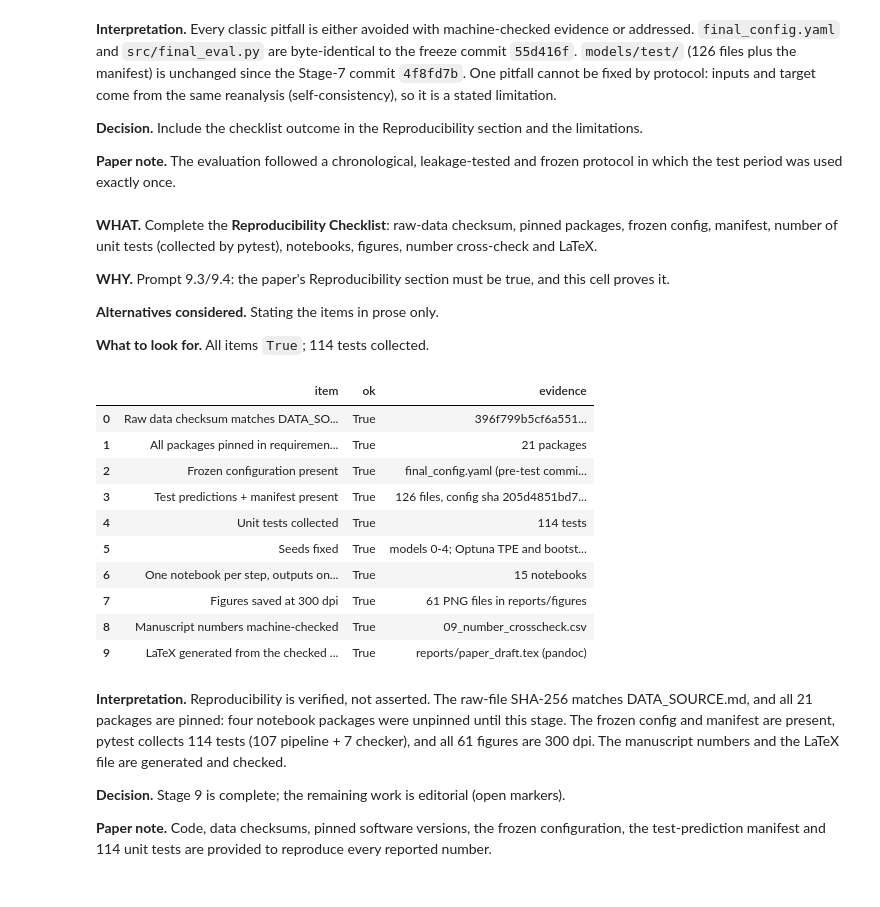
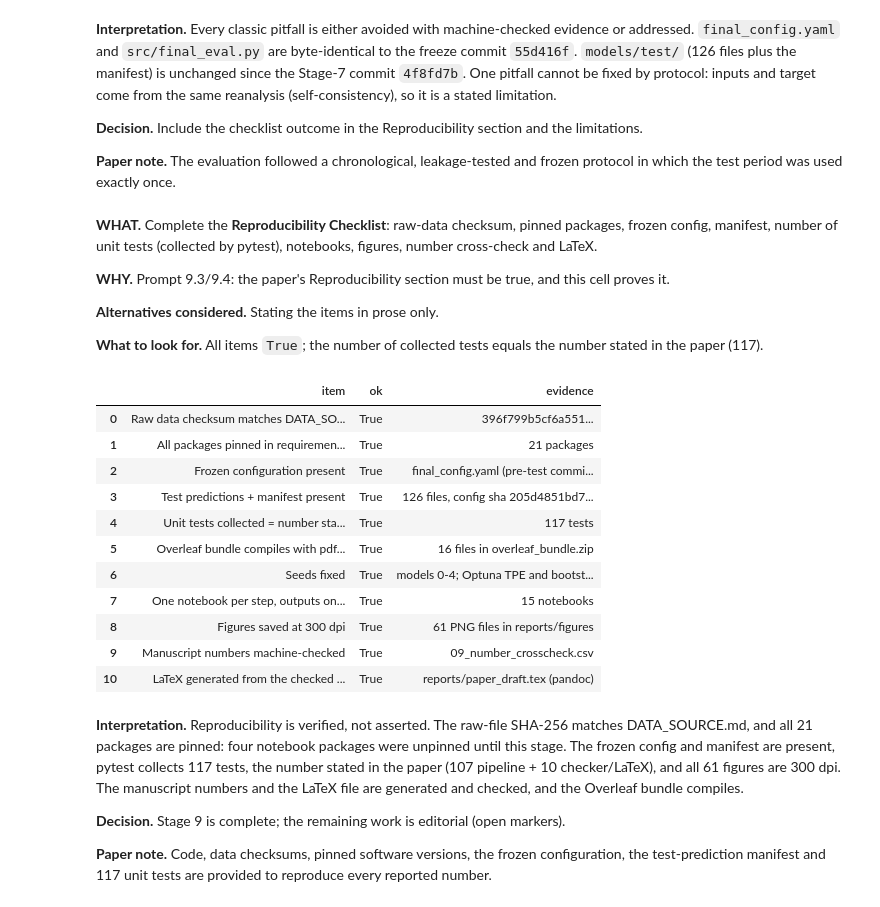
Before and after one commit to mhkamil/sylhet-rainfall-forecasting, a Jupyter notebook: notebooks/09_paper_tables.ipynb, the cells around one changed output. Drawn from its saved outputs; the diff is of its cells as text; code cells hidden in the pictures.

```diff
--- a/notebooks/09_paper_tables.ipynb
+++ b/notebooks/09_paper_tables.ipynb
@@ -667,15 +698,19 @@ marker
 # %%
-tex_path = P.to_latex(DRAFT, ROOT / "reports" / "paper_draft.tex")
+# the results tables are \\input from reports/tables (landscape); main text, figures and comments come from pandoc
+tex_path = P.to_latex(DRAFT, ROOT / "reports" / "paper_draft.tex",
+                      table_inputs=[f"tables/09_paper_table{i}.tex" for i in range(1, 5)])
 tex = tex_path.read_text()
 n_comments = len(P.COMMENT.findall(md))
 checks = pd.Series({
     "source comments in Markdown": n_comments,
     "% source: lines in LaTeX": tex.count("% source:"),
     "citation keys in LaTeX": len({k.strip() for g in re.findall(r"\\cite[pt]?\{([^}]*)\}", tex) for k in g.split(",")}),
-    "tables (longtable) in LaTeX": tex.count("\\begin{longtable}"),
+    "results tables (\\input)": tex.count("\\input{tables/09_paper_table"),
     "\\bibliography present": int("\\bibliography{references}" in tex),
+    "figures (\\includegraphics)": tex.count("\\includegraphics"),
+    "non-ASCII characters": sum(ord(c) > 127 for c in tex),
 })
-print("Unicode symbols (Δ, ≤, ρ, κ) are kept: compile with XeLaTeX or LuaLaTeX, then BibTeX.")
 assert checks["% source: lines in LaTeX"] == n_comments and checks["\\bibliography present"] == 1
+assert checks["non-ASCII characters"] == 0 and checks["citation keys in LaTeX"] == len(P.bib_keys()) == 30
 checks
 # %% [output]
@@ -694,0 +739,30 @@ dtype: int64
+# %%
+import tempfile, zipfile
+bundle = ROOT / "reports" / "overleaf_bundle.zip"
+members = P.overleaf_bundle(tex_path, P.BIB, sorted(TAB.glob("09_paper_table*.tex")), bundle)
+log, pages = "", None
+with tempfile.TemporaryDirectory() as tmp:                 # compile exactly what Overleaf will receive
+    zipfile.ZipFile(bundle).extractall(tmp)
+    if shutil.which("pdflatex"):
+        for cmd in [["pdflatex", "-interaction=nonstopmode", "main.tex"], ["bibtex", "main"],
+                    ["pdflatex", "-interaction=nonstopmode", "main.tex"], ["pdflatex", "-interaction=nonstopmode", "main.tex"]]:
+            subprocess.run(cmd, cwd=tmp, capture_output=True, text=True)
+        log = Path(tmp, "main.log").read_text(errors="replace")
+        blg = Path(tmp, "main.blg").read_text(errors="replace")
+        pages = re.search(r"Output written on main.pdf \((\d+) pages?", log)
+errors = [l for l in log.splitlines() if l.startswith("! ")]
+undefined = re.findall(r"(?:Citation|Reference) .{0,60}undefined", log)
+pdf_ok = bool(pages) and not errors and not undefined
+compile_report = pd.Series({
+    "files in bundle": len(members),
+    "figures in bundle": sum(m.startswith("figures/") for m in members),
+    "tables in bundle": sum(m.startswith("tables/") for m in members),
+    "pdfLaTeX pages": int(pages.group(1)) if pages else None,
+    "LaTeX errors": len(errors),
+    "undefined citations/references": len(undefined),
+    "BibTeX warnings": blg.count("Warning--") if log else None,
+    "overfull hbox warnings (layout only)": log.count("Overfull \\hbox"),
+})
+assert pdf_ok, (errors, undefined)
+print(sorted(members))
+compile_report
@@ -753,50 +851,53 @@ pitfalls
 
 **Alternatives considered.** Stating the items in prose only.
 
-**What to look for.** All items `True`; 114 tests collected.
+**What to look for.** All items `True`; the number of collected tests equals the number stated in the paper (117).
 # %%
 import hashlib
 raw = ROOT / "data" / "raw" / "sylhet_power_daily_AG_1981-2025_raw.csv"
 raw_sha = hashlib.sha256(raw.read_bytes()).hexdigest()
 reqs = [l.strip() for l in (ROOT / "requirements.txt").read_text().splitlines() if l.strip()]
 collected = subprocess.run([sys.executable, "-m", "pytest", "--collect-only", "-q", str(ROOT / "tests")], cwd=ROOT,
                            capture_output=True, text=True).stdout
 n_tests = int(re.search(r"(\d+) tests? collected", collected).group(1))
 notebooks = sorted(p.name for p in (ROOT / "notebooks").glob("*.ipynb"))
 from PIL import Image
 dpis = [Image.open(f).info.get("dpi", (0, 0))[0] for f in sorted((ROOT / "reports" / "figures").glob("*.png"))]
 repro = pd.DataFrame([
     ("Raw data checksum matches DATA_SOURCE.md", raw_sha in (ROOT / "data" / "raw" / "DATA_SOURCE.md").read_text(), raw_sha[:16] + "..."),
     ("All packages pinned in requirements.txt", all("==" in r for r in reqs), f"{len(reqs)} packages"),
     ("Frozen configuration present", (ROOT / "final_config.yaml").exists(), "final_config.yaml (pre-test commit 827eae8)"),
     ("Test predictions + manifest present", (ROOT / "models" / "test" / "manifest.json").exists(), f"{n_pred} files, config sha {manifest['config_sha256'][:12]}..."),
-    ("Unit tests collected", n_tests == 114, f"{n_tests} tests"),
+    ("Unit tests collected = number stated in the paper",
+     n_tests == int(re.search(r"enforced by (\d+) unit tests", md).group(1)), f"{n_tests} tests"),
+    ("Overleaf bundle compiles with pdfLaTeX + BibTeX", pdf_ok, f"{len(members)} files in overleaf_bundle.zip"),
     ("Seeds fixed", True, "models 0-4; Optuna TPE and bootstrap 42; numpy seeds in notebooks"),
     ("One notebook per step, outputs on disk", len(notebooks) >= 15, f"{len(notebooks)} notebooks"),
     ("Figures saved at 300 dpi", all(abs(d - 300) < 1 for d in dpis), f"{len(dpis)} PNG files in reports/figures"),
     ("Manuscript numbers machine-checked", counts.sum() == 0, "09_number_crosscheck.csv"),
     ("LaTeX generated from the checked Markdown", tex_path.exists(), "reports/paper_draft.tex (pandoc)"),
 ], columns=["item", "ok", "evidence"])
 assert repro.ok.all(), repro[~repro.ok]
 repro
 # %% [output]
 |  | item | ok | evidence |
 | 0 | Raw data checksum matches DATA_SO... | True | 396f799b5cf6a551... |
 | 1 | All packages pinned in requiremen... | True | 21 packages |
 | 2 | Frozen configuration present | True | final_config.yaml (pre-test commi... |
 | 3 | Test predictions + manifest present | True | 126 files, config sha 205d4851bd7... |
-| 4 | Unit tests collected | True | 114 tests |
-| 5 | Seeds fixed | True | models 0-4; Optuna TPE and bootst... |
-| 6 | One notebook per step, outputs on... | True | 15 notebooks |
-| 7 | Figures saved at 300 dpi | True | 61 PNG files in reports/figures |
-| 8 | Manuscript numbers machine-checked | True | 09_number_crosscheck.csv |
-| 9 | LaTeX generated from the checked ... | True | reports/paper_draft.tex (pandoc) |
+| 4 | Unit tests collected = number sta... | True | 117 tests |
+| 5 | Overleaf bundle compiles with pdf... | True | 16 files in overleaf_bundle.zip |
+| 6 | Seeds fixed | True | models 0-4; Optuna TPE and bootst... |
+| 7 | One notebook per step, outputs on... | True | 15 notebooks |
+| 8 | Figures saved at 300 dpi | True | 61 PNG files in reports/figures |
+| 9 | Manuscript numbers machine-checked | True | 09_number_crosscheck.csv |
+| 10 | LaTeX generated from the checked ... | True | reports/paper_draft.tex (pandoc) |
 # %% [markdown]
-**Interpretation.** Reproducibility is verified, not asserted. The raw-file SHA-256 matches DATA_SOURCE.md, and all 21 packages are pinned: four notebook packages were unpinned until this stage. The frozen config and manifest are present, pytest collects 114 tests (107 pipeline + 7 checker), and all 61 figures are 300 dpi. The manuscript numbers and the LaTeX file are generated and checked.
+**Interpretation.** Reproducibility is verified, not asserted. The raw-file SHA-256 matches DATA_SOURCE.md, and all 21 packages are pinned: four notebook packages were unpinned until this stage. The frozen config and manifest are present, pytest collects 117 tests, the number stated in the paper (107 pipeline + 10 checker/LaTeX), and all 61 figures are 300 dpi. The manuscript numbers and the LaTeX file are generated and checked, and the Overleaf bundle compiles.
 
 **Decision.** Stage 9 is complete; the remaining work is editorial (open markers).
 
-**Paper note.** Code, data checksums, pinned software versions, the frozen configuration, the test-prediction manifest and 114 unit tests are provided to reproduce every reported number.
+**Paper note.** Code, data checksums, pinned software versions, the frozen configuration, the test-prediction manifest and 117 unit tests are provided to reproduce every reported number.
 # %% [markdown]
 ## END-OF-STAGE 9
 
```
Also changed, not shown: parts of 23 cells of this notebook, 18 other files.
